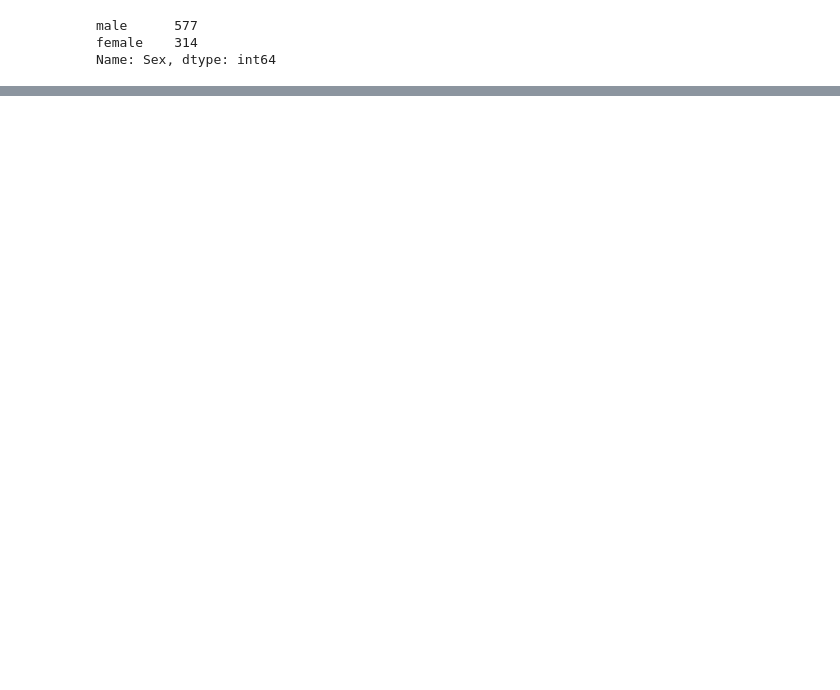
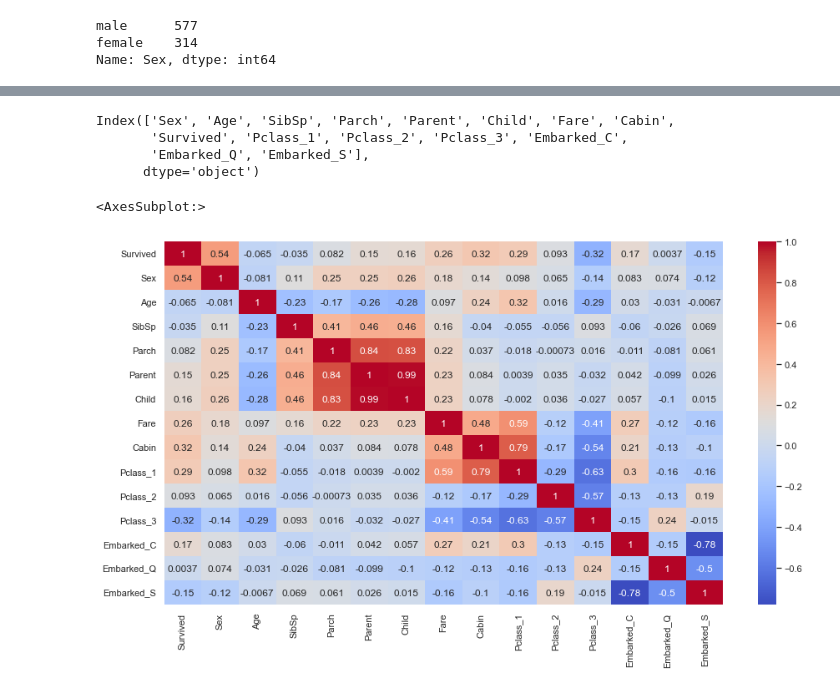
Before and after one commit to warshtayner/Kaggle_Titanic, a Jupyter notebook: Version_3.ipynb, the cells around one changed output, grey strips where cells are left out. Drawn from its saved outputs; the diff is of its cells as text; code cells hidden in the pictures; blank space fills up the shorter version.

```diff
--- a/Version_3.ipynb
+++ b/Version_3.ipynb
@@ -122,0 +250,3 @@ memory usage: 33.2+ KB
+# %%
+train.drop(['Name', 'Ticket'], axis=1, inplace=True)
+task.drop(['Name', 'Ticket'], axis=1, inplace=True)
@@ -122,0 +274,3 @@ memory usage: 33.2+ KB
+# %%
+train = pd.get_dummies(train)
+task = pd.get_dummies(task)
@@ -122,0 +298,16 @@ memory usage: 33.2+ KB
+# %%
+train.columns
+# %% [output]
+Index(['Sex', 'Age', 'SibSp', 'Parch', 'Parent', 'Child', 'Fare', 'Cabin',
+       'Survived', 'Pclass_1', 'Pclass_2', 'Pclass_3', 'Embarked_C',
+       'Embarked_Q', 'Embarked_S'],
+      dtype='object')
+# %%
+train = train.reindex(columns=['Survived', 'Sex', 'Age', 'SibSp', 'Parch', 'Parent', 'Child', 'Fare', 'Cabin',
+                'Pclass_1', 'Pclass_2', 'Pclass_3', 'Embarked_C',
+                'Embarked_Q', 'Embarked_S'])
+# %%
+sns.heatmap(train.corr(), annot=True, cmap='coolwarm')
+# %% [output]
+<AxesSubplot:>
+[figure, added]
```
Also changed, not shown: parts of 37 cells of this notebook.
